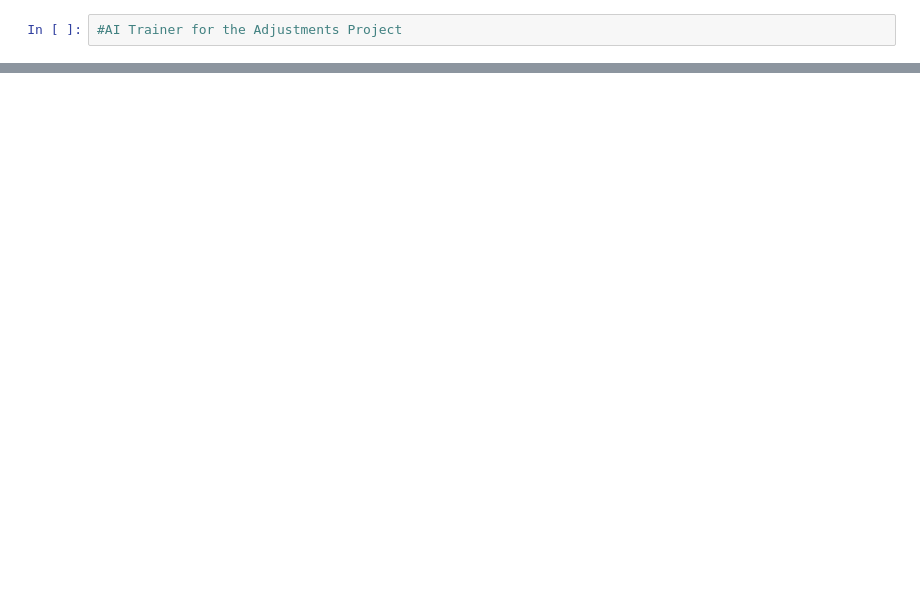
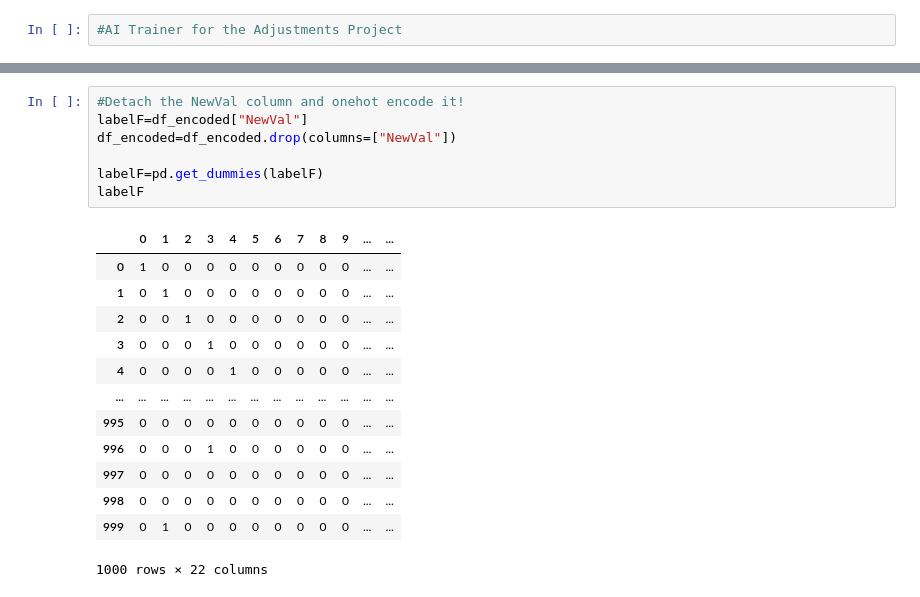
Before and after one commit to AbbyKatt/mycode, a Jupyter notebook: AI_Adjustments_Proto/AiTrainer.ipynb, the cells around one changed output, grey strips where cells are left out. Cells and saved outputs as stored; diff of their text form; blank space fills up the shorter version.

```diff
--- a/AI_Adjustments_Proto/AiTrainer.ipynb
+++ b/AI_Adjustments_Proto/AiTrainer.ipynb
@@ -59,4 +59,25 @@ df_encoded
 1000 rows × 36 columns
+# %%
+#Detach the NewVal column and onehot encode it!
+labelF=df_encoded["NewVal"]
+df_encoded=df_encoded.drop(columns=["NewVal"])
+
+labelF=pd.get_dummies(labelF)
+labelF
+# %% [output]
+|  | 0 | 1 | 2 | 3 | 4 | 5 | 6 | 7 | 8 | 9 | ... | ... |
+| 0 | 1 | 0 | 0 | 0 | 0 | 0 | 0 | 0 | 0 | 0 | ... | ... |
+| 1 | 0 | 1 | 0 | 0 | 0 | 0 | 0 | 0 | 0 | 0 | ... | ... |
+| 2 | 0 | 0 | 1 | 0 | 0 | 0 | 0 | 0 | 0 | 0 | ... | ... |
+| 3 | 0 | 0 | 0 | 1 | 0 | 0 | 0 | 0 | 0 | 0 | ... | ... |
+| 4 | 0 | 0 | 0 | 0 | 1 | 0 | 0 | 0 | 0 | 0 | ... | ... |
+| ... | ... | ... | ... | ... | ... | ... | ... | ... | ... | ... | ... | ... |
+| 995 | 0 | 0 | 0 | 0 | 0 | 0 | 0 | 0 | 0 | 0 | ... | ... |
+| 996 | 0 | 0 | 0 | 1 | 0 | 0 | 0 | 0 | 0 | 0 | ... | ... |
+| 997 | 0 | 0 | 0 | 0 | 0 | 0 | 0 | 0 | 0 | 0 | ... | ... |
+| 998 | 0 | 0 | 0 | 0 | 0 | 0 | 0 | 0 | 0 | 0 | ... | ... |
+| 999 | 0 | 1 | 0 | 0 | 0 | 0 | 0 | 0 | 0 | 0 | ... | ... |
+1000 rows × 22 columns
 # %%
 #Stage 2: Normalize all numeric values
 #Normalize the dataframe
```
Also changed, not shown: parts of 10 cells of this notebook, 2 other files.
